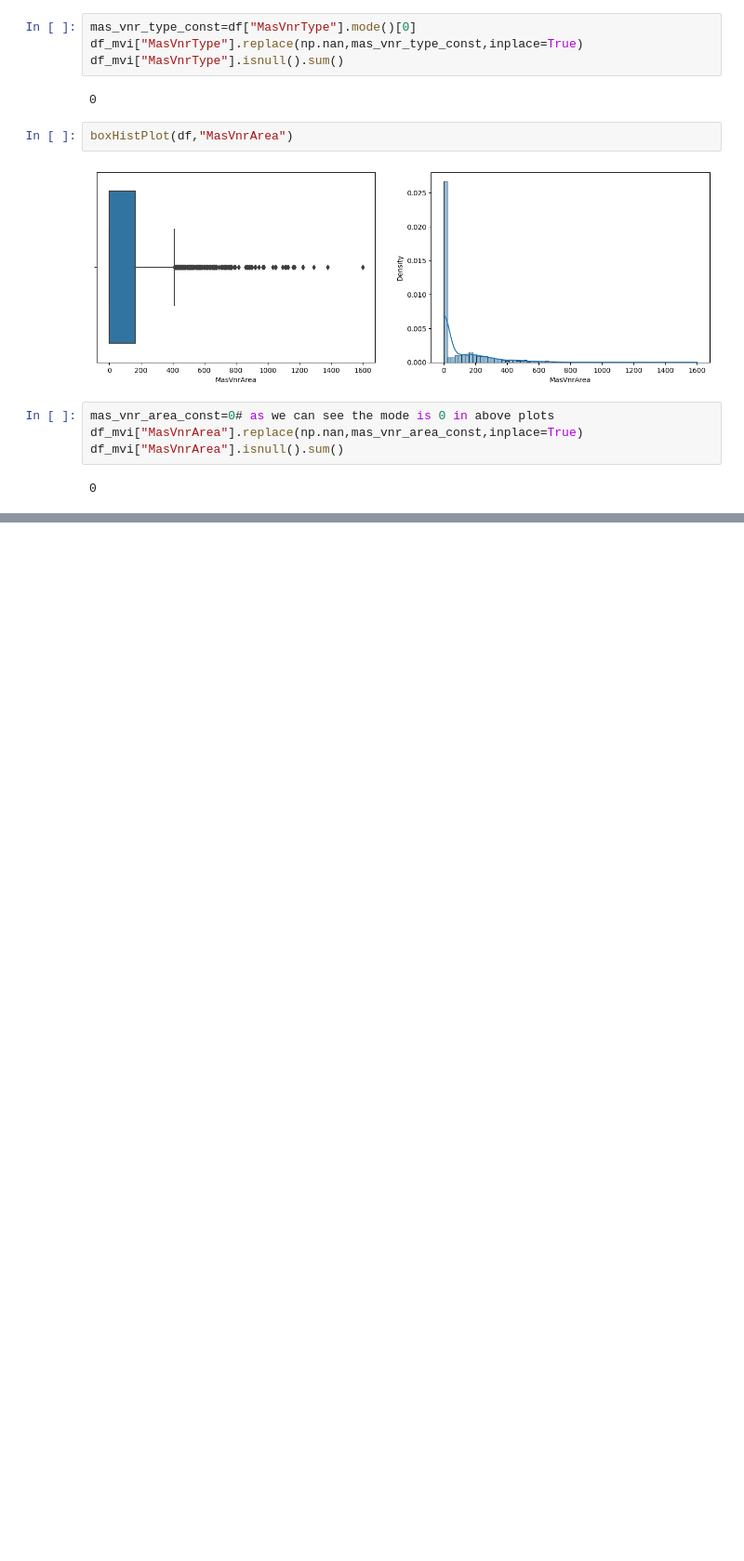
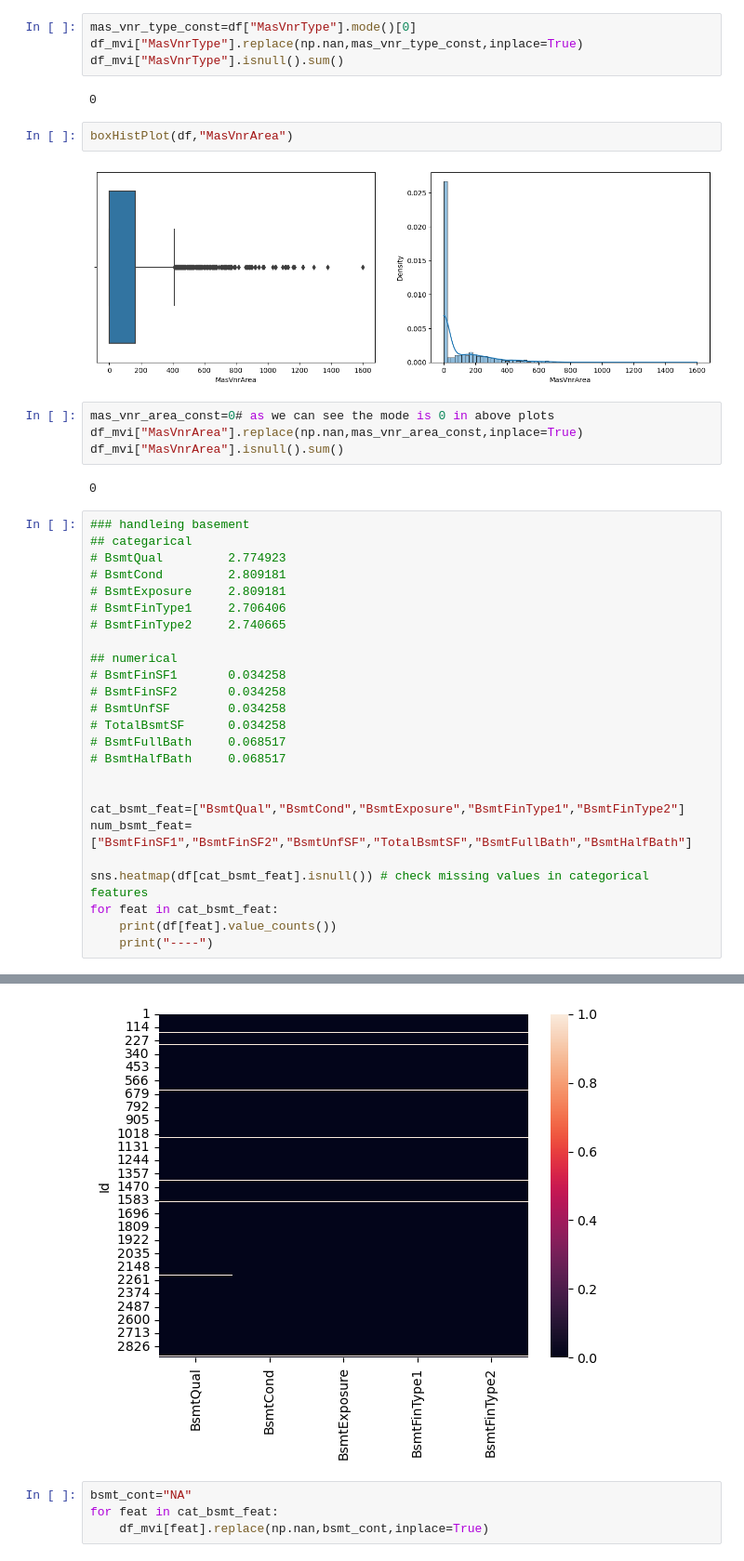
Before and after one commit to surajpoddar-ml/House-price--predictor, a Jupyter notebook: Machine L/src/main.ipynb, the cells around one changed output, grey strips where cells are left out. Shown at 93% size. Drawn from its saved outputs; the diff is of its cells as text; blank space fills up the shorter version.

Commit message:
Impute categorical and numerical basement features

```diff
--- a/Machine L/src/main.ipynb
+++ b/Machine L/src/main.ipynb
@@ -441,3 +441,29 @@ df_mvi["MasVnrArea"].replace(np.nan,mas_vnr_area_const,inplace=True)
 df_mvi["MasVnrArea"].isnull().sum()
 # %% [output]
 0
+# %%
+### handleing basement
+## categarical
+# BsmtQual         2.774923
+# BsmtCond         2.809181
+# BsmtExposure     2.809181
+# BsmtFinType1     2.706406
+# BsmtFinType2     2.740665
+
+## numerical
+# BsmtFinSF1       0.034258
+# BsmtFinSF2       0.034258
+# BsmtUnfSF        0.034258
+# TotalBsmtSF      0.034258
+# BsmtFullBath     0.068517
+# BsmtHalfBath     0.068517
+
+
+cat_bsmt_feat=["BsmtQual","BsmtCond","BsmtExposure","BsmtFinType1","BsmtFinType2"]
+num_bsmt_feat=["BsmtFinSF1","BsmtFinSF2","BsmtUnfSF","TotalBsmtSF","BsmtFullBath","BsmtHalfBath"]
+
+sns.heatmap(df[cat_bsmt_feat].isnull()) # check missing values in categorical features
+for feat in cat_bsmt_feat:
+    print(df[feat].value_counts())
+    print("----")
+# %% [output]
@@ -443,0 +487,5 @@ df_mvi["MasVnrArea"].isnull().sum()
+[figure, added]
+# %%
+bsmt_cont="NA"
+for feat in cat_bsmt_feat:
+    df_mvi[feat].replace(np.nan,bsmt_cont,inplace=True)
```
Also changed, not shown: parts of 4 cells of this notebook.
